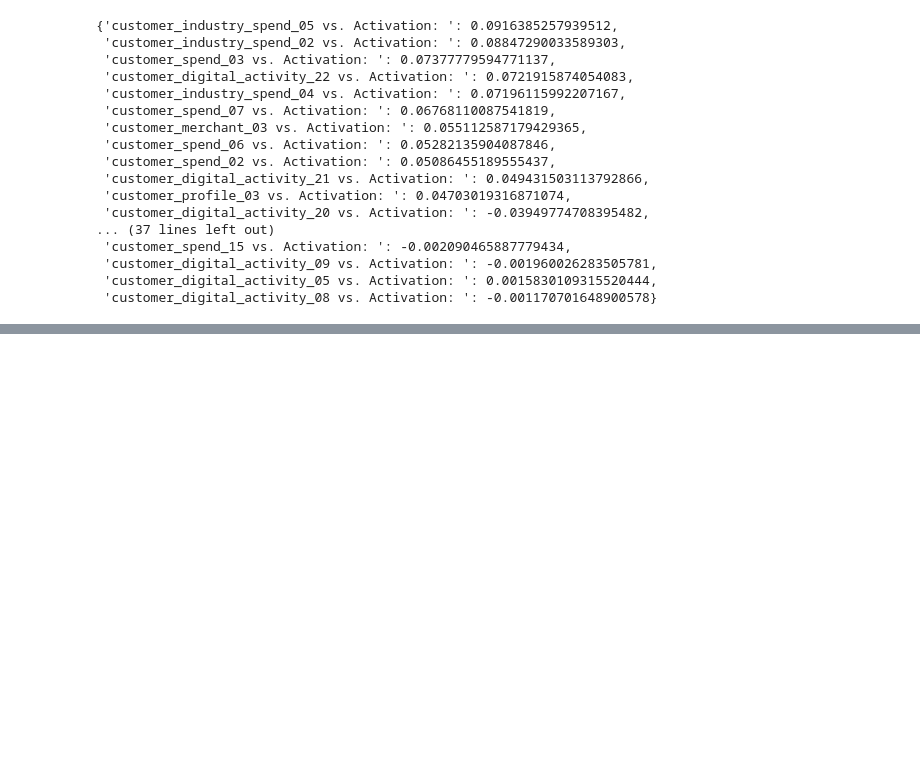
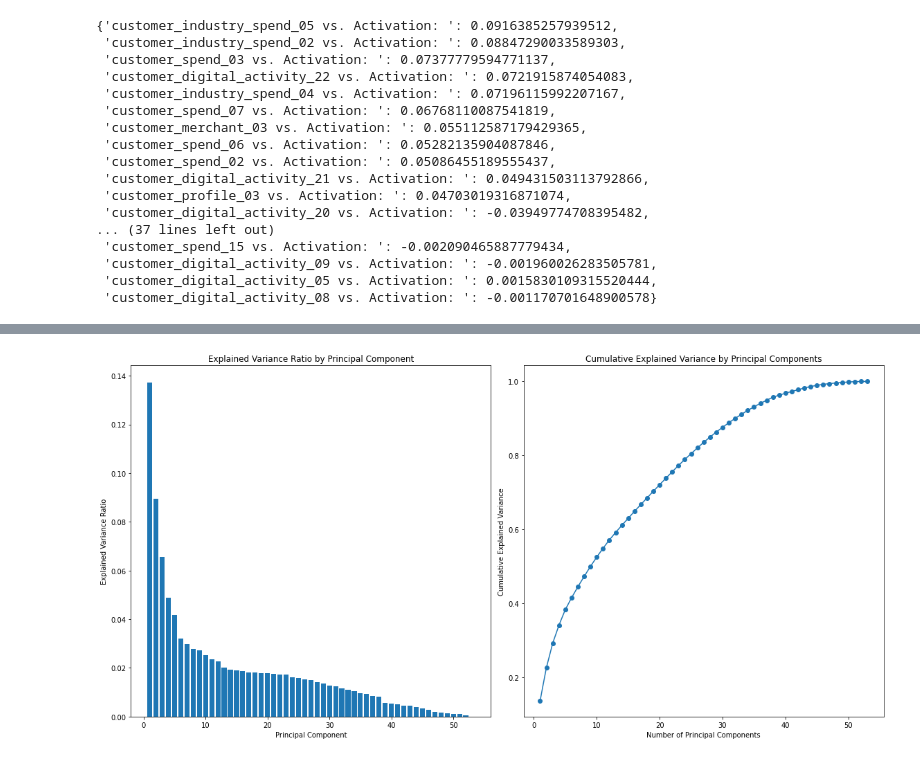
Before and after one commit to ItsEyan/Amex-Hackathon, a Jupyter notebook: customer.ipynb, the cells around one changed output, grey strips where cells are left out. Cells and saved outputs as stored; diff of their text form; code cells hidden in the pictures; blank space fills up the shorter version.

```diff
--- a/customer.ipynb
+++ b/customer.ipynb
@@ -22,5 +25,7 @@ from sklearn.preprocessing import LabelEncoder
 # %%
 df = pd.read_csv("65d4f0fcb8af9_amex_campus_challenge_train_3.csv")
+# %%
+df = df.fillna(df.mean())
 # %%
 customer_columns = [col for col in df.columns if col.startswith('customer_') or col.startswith('distance_')]
 df_customer = df[customer_columns]
@@ -44,8 +49,6 @@ Data columns (total 53 columns):
  52  distance_05                   float64
 dtypes: float64(53)
 memory usage: 4.8 GB
-# %%
-df_customer = df_customer.fillna(df_customer.mean())
 # %%
 df_customer.head(10)
 # %% [output]
@@ -108,0 +139,42 @@ Top Correlations
+# %%
+X = df_customer
+y = df["activation"]
+
+# Standardize the features
+scaler = StandardScaler()
+X_scaled = scaler.fit_transform(X)
+
+# Perform PCA
+pca = PCA()
+X_pca = pca.fit_transform(X_scaled)
+
+# Calculate the explained variance ratio
+explained_variance_ratio = pca.explained_variance_ratio_
+
+# Create a 2x1 grid of subplots
+fig, (ax1, ax2) = plt.subplots(nrows=1, ncols=2, figsize=(16, 8))
+
+# Plot the explained variance ratio in the first subplot
+ax1.bar(range(1, len(explained_variance_ratio) + 1), explained_variance_ratio)
+ax1.set_xlabel("Principal Component")
+ax1.set_ylabel("Explained Variance Ratio")
+ax1.set_title("Explained Variance Ratio by Principal Component")
+
+# Calculate the cumulative explained variance
+cumulative_explained_variance = np.cumsum(explained_variance_ratio)
+
+# Plot the cumulative explained variance in the second subplot
+ax2.plot(
+    range(1, len(cumulative_explained_variance) + 1),
+    cumulative_explained_variance,
+    marker="o",
+)
+ax2.set_xlabel("Number of Principal Components")
+ax2.set_ylabel("Cumulative Explained Variance")
+ax2.set_title("Cumulative Explained Variance by Principal Components")
+
+# Display the figure
+plt.tight_layout()
+plt.show()
+# %% [output]
+[figure, added]
```
Also changed, not shown: parts of 8 cells of this notebook.
